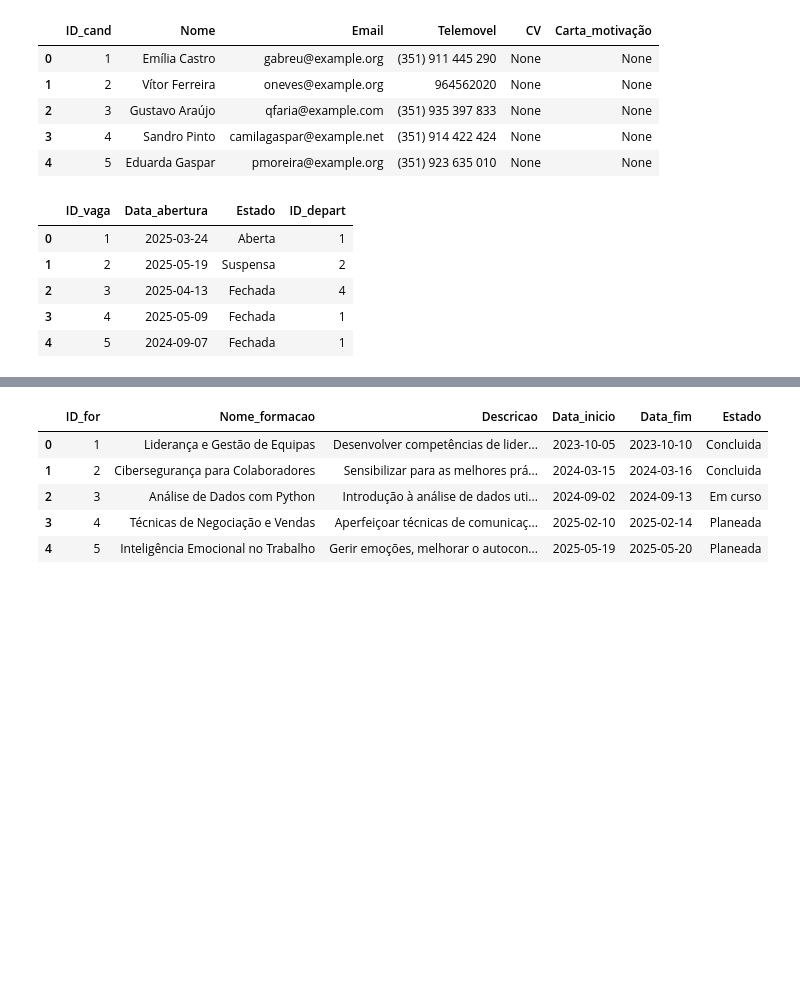
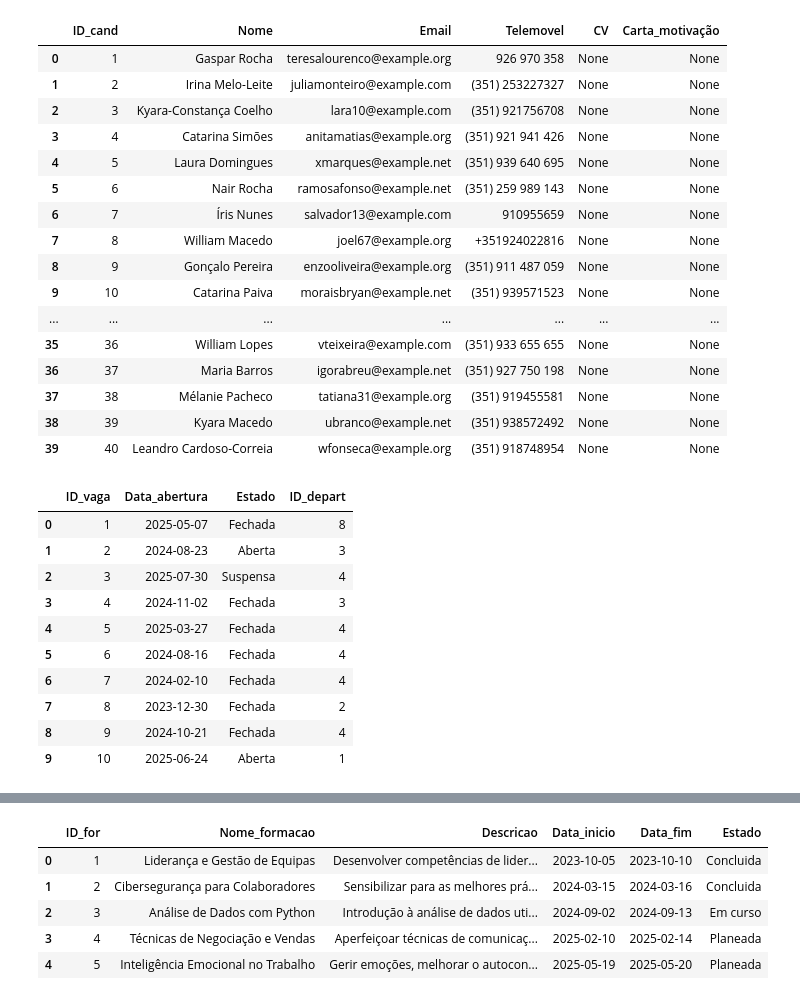
Before and after one commit to DiogoGasGas/projeto_bd, a Jupyter notebook: inserir_dados.ipynb, the cells around one changed output, grey strips where cells are left out. Cells and saved outputs as stored; diff of their text form; code cells hidden in the pictures; blank space fills up the shorter version.

```diff
--- a/inserir_dados.ipynb
+++ b/inserir_dados.ipynb
@@ -9,8 +9,8 @@ from datetime import date, timedelta
 # Inicializar o Faker para dados em Português
 faker = Faker('pt_PT')
 # %%
-Departamentos = ["Recursos Humanos", "Tecnologia da Informação", "Financeiro", "Marketing", "Vendas"]
-Cargos = ["Analista", "Desenvolvedor", "Gerente", "Coordenador", "Assistente"]
+Departamentos = ["Recursos Humanos", "Tecnologia da Informação", "Financeiro", "Marketing", "Vendas", "Qualidade", "Atendimento ao Cliente", "Jurídico"]
+cargos = ["Gerente de Projetos", "Analista de Dados", "Desenvolvedor de Software Sénior", "Desenvolvedor de Software Júnior", "Engenheiro de DevOps","Designer UI/UX","Analista de Sistemas","Técnico de Suporte de TI","Analista de Recursos Humanos", "Especialista em Recrutamento", "Gerente de Marketing", "Especialista em Marketing Digital", "Analista de Mídia Social","Redator (Copywriter)","Gerente de Vendas","Executivo de Contas","Representante de Vendas Interno","Analista Financeiro","Contador","Gerente Financeiro","Analista de Qualidade","Inspetor de Qualidade","Agente de Atendimento ao Cliente","Supervisor de Atendimento ao Cliente",  "Especialista em Sucesso do Cliente",  "Advogado Corporativo","Assistente Jurídico","Assistente Administrativo","Recepcionista","Diretor de Operações (COO)"]
 # %%
 def criar_departamentos():
     lista_departamentos = []
@@ -22,7 +22,7 @@ def criar_departamentos():
         })
     return pd.DataFrame(lista_departamentos)
 # %%
-def criar_funcionarios(n=20):
+def criar_funcionarios(n=50):
     lista_funcionarios = []
     for i in range(1, n + 1):
         lista_funcionarios.append({
@@ -396,5 +423,5 @@ Historico_empresas.head()
 # %%
-def criar_modulo_recrutamento(funcionarios_df, departamentos_df, num_candidatos=50, num_vagas=30):
+def criar_modulo_recrutamento(funcionarios_df, departamentos_df, num_candidatos=40, num_vagas=10):
     """
     Gera dados para as tabelas Candidatos, Vagas, Requisitos_vaga e Candidato_a.
     """
@@ -486,23 +513,39 @@ def criar_modulo_recrutamento(funcionarios_df, departamentos_df, num_candidatos=
 # %%
 Candidatos, Vagas, Requisitos_vaga, Candidato_a = criar_modulo_recrutamento(Funcionarios, Departamentos)
 # %%
-Candidatos.head()
+Candidatos
 # %% [output]
 |  | ID_cand | Nome | Email | Telemovel | CV | Carta_motivação |
-| 0 | 1 | Emília Castro | gabreu@example.org | (351) 911 445 290 | None | None |
-| 1 | 2 | Vítor Ferreira | oneves@example.org | 964562020 | None | None |
-| 2 | 3 | Gustavo Araújo | qfaria@example.com | (351) 935 397 833 | None | None |
-| 3 | 4 | Sandro Pinto | camilagaspar@example.net | (351) 914 422 424 | None | None |
-| 4 | 5 | Eduarda Gaspar | pmoreira@example.org | (351) 923 635 010 | None | None |
+| 0 | 1 | Gaspar Rocha | teresalourenco@example.org | 926 970 358 | None | None |
+| 1 | 2 | Irina Melo-Leite | juliamonteiro@example.com | (351) 253227327 | None | None |
+| 2 | 3 | Kyara-Constança Coelho | lara10@example.com | (351) 921756708 | None | None |
+| 3 | 4 | Catarina Simões | anitamatias@example.org | (351) 921 941 426 | None | None |
+| 4 | 5 | Laura Domingues | xmarques@example.net | (351) 939 640 695 | None | None |
+| 5 | 6 | Nair Rocha | ramosafonso@example.net | (351) 259 989 143 | None | None |
+| 6 | 7 | Íris Nunes | salvador13@example.com | 910955659 | None | None |
+| 7 | 8 | William Macedo | joel67@example.org | +351924022816 | None | None |
+| 8 | 9 | Gonçalo Pereira | enzooliveira@example.org | (351) 911 487 059 | None | None |
+| 9 | 10 | Catarina Paiva | moraisbryan@example.net | (351) 939571523 | None | None |
+| ... | ... | ... | ... | ... | ... | ... |
+| 35 | 36 | William Lopes | vteixeira@example.com | (351) 933 655 655 | None | None |
+| 36 | 37 | Maria Barros | igorabreu@example.net | (351) 927 750 198 | None | None |
+| 37 | 38 | Mélanie Pacheco | tatiana31@example.org | (351) 919455581 | None | None |
+| 38 | 39 | Kyara Macedo | ubranco@example.net | (351) 938572492 | None | None |
+| 39 | 40 | Leandro Cardoso-Correia | wfonseca@example.org | (351) 918748954 | None | None |
 # %%
-Vagas.head()
+Vagas
 # %% [output]
 |  | ID_vaga | Data_abertura | Estado | ID_depart |
-| 0 | 1 | 2025-03-24 | Aberta | 1 |
-| 1 | 2 | 2025-05-19 | Suspensa | 2 |
-| 2 | 3 | 2025-04-13 | Fechada | 4 |
-| 3 | 4 | 2025-05-09 | Fechada | 1 |
-| 4 | 5 | 2024-09-07 | Fechada | 1 |
+| 0 | 1 | 2025-05-07 | Fechada | 8 |
+| 1 | 2 | 2024-08-23 | Aberta | 3 |
+| 2 | 3 | 2025-07-30 | Suspensa | 4 |
+| 3 | 4 | 2024-11-02 | Fechada | 3 |
+| 4 | 5 | 2025-03-27 | Fechada | 4 |
+| 5 | 6 | 2024-08-16 | Fechada | 4 |
+| 6 | 7 | 2024-02-10 | Fechada | 4 |
+| 7 | 8 | 2023-12-30 | Fechada | 2 |
+| 8 | 9 | 2024-10-21 | Fechada | 4 |
+| 9 | 10 | 2025-06-24 | Aberta | 1 |
 # %%
 Requisitos_vaga
 # %% [output]
```
Also changed, not shown: parts of 19 cells of this notebook.
